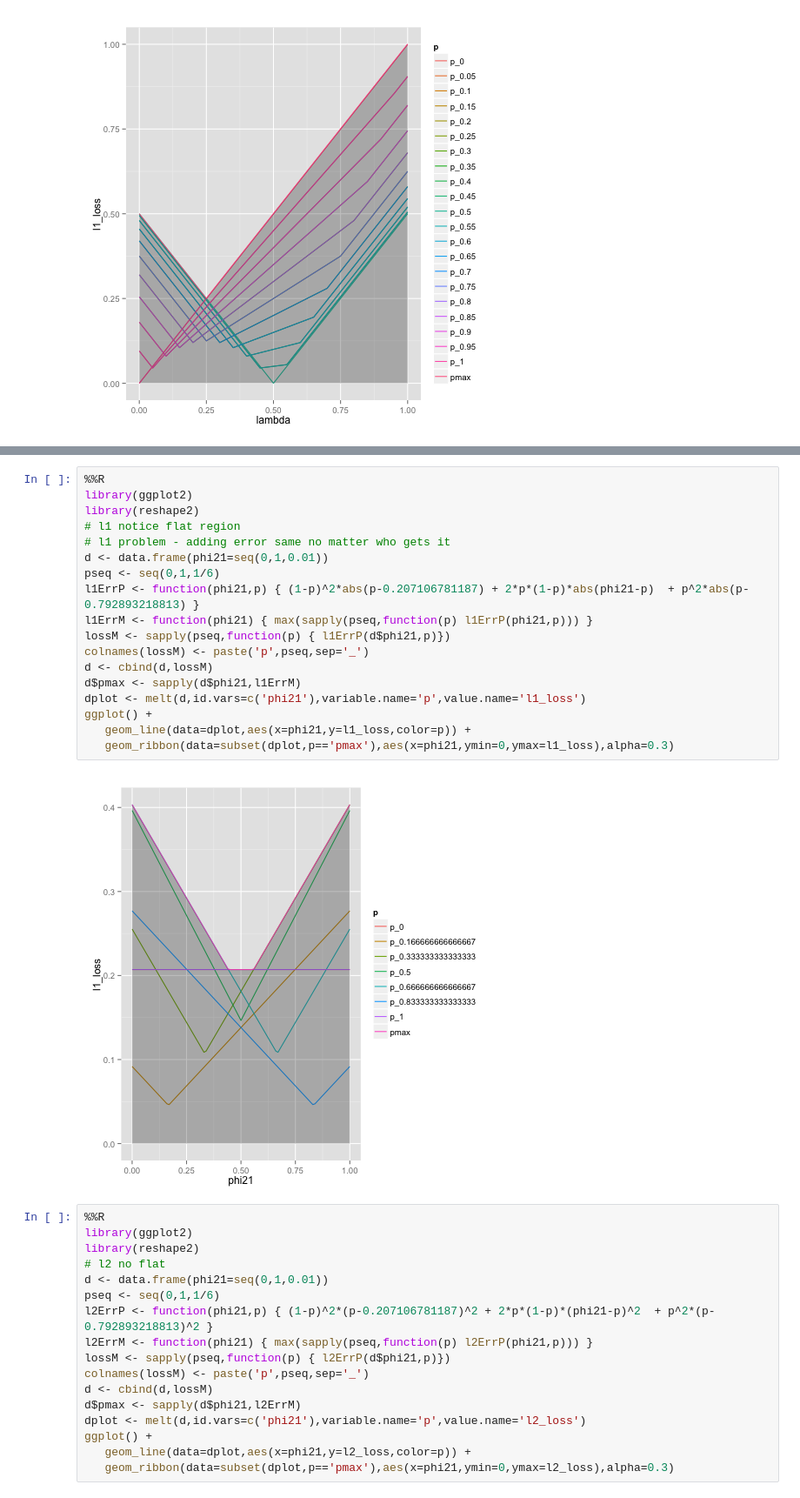
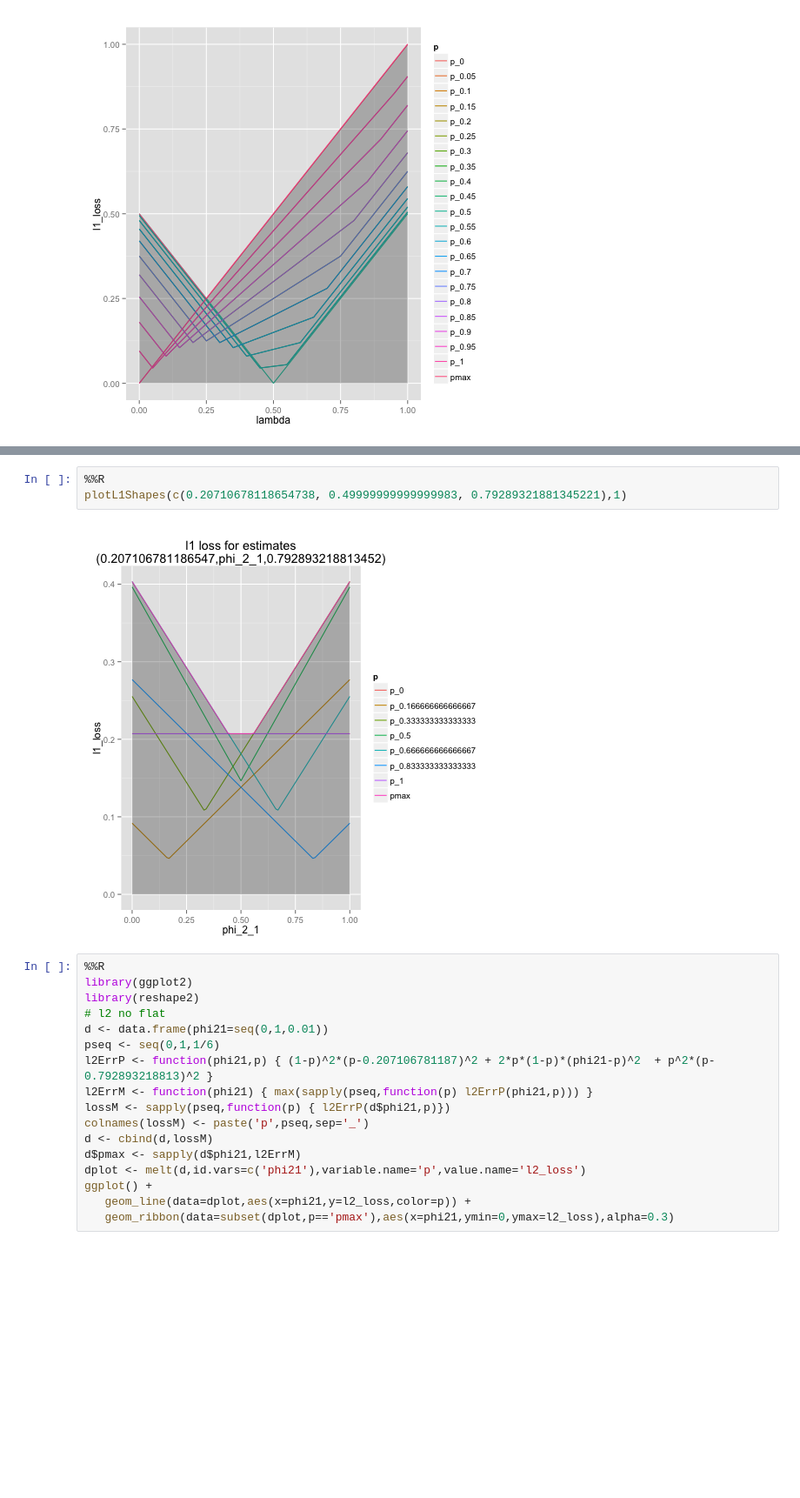
Before and after one commit to WinVector/Examples, a Jupyter notebook: freq/python/freqMin.ipynb, the cells around one changed output, grey strips where cells are left out. Shown at 87% size. Drawn from its saved outputs; the diff is of its cells as text; blank space fills up the shorter version.

```diff
--- a/freq/python/freqMin.ipynb
+++ b/freq/python/freqMin.ipynb
@@ -548,23 +515,8 @@ ggplot() +
-# %%
-%%R
-library(ggplot2)
-library(reshape2)
-# l1 notice flat region
-# l1 problem - adding error same no matter who gets it
-d <- data.frame(phi21=seq(0,1,0.01))
-pseq <- seq(0,1,1/6)
-l1ErrP <- function(phi21,p) { (1-p)^2*abs(p-0.207106781187) + 2*p*(1-p)*abs(phi21-p)  + p^2*abs(p-0.792893218813) }
-l1ErrM <- function(phi21) { max(sapply(pseq,function(p) l1ErrP(phi21,p))) }
-lossM <- sapply(pseq,function(p) { l1ErrP(d$phi21,p)})
-colnames(lossM) <- paste('p',pseq,sep='_')
-d <- cbind(d,lossM)
-d$pmax <- sapply(d$phi21,l1ErrM)
-dplot <- melt(d,id.vars=c('phi21'),variable.name='p',value.name='l1_loss')
-ggplot() +
-   geom_line(data=dplot,aes(x=phi21,y=l1_loss,color=p)) +
-   geom_ribbon(data=subset(dplot,p=='pmax'),aes(x=phi21,ymin=0,ymax=l1_loss),alpha=0.3)
-# %% [output]
-[figure, removed]
+# %%
+%%R
+plotL1Shapes(c(0.20710678118654738, 0.49999999999999983, 0.79289321881345221),1)
+# %% [output]
+[figure, added]
 # %%
 %%R
 library(ggplot2)
```
Also changed, not shown: parts of 4 cells of this notebook.
